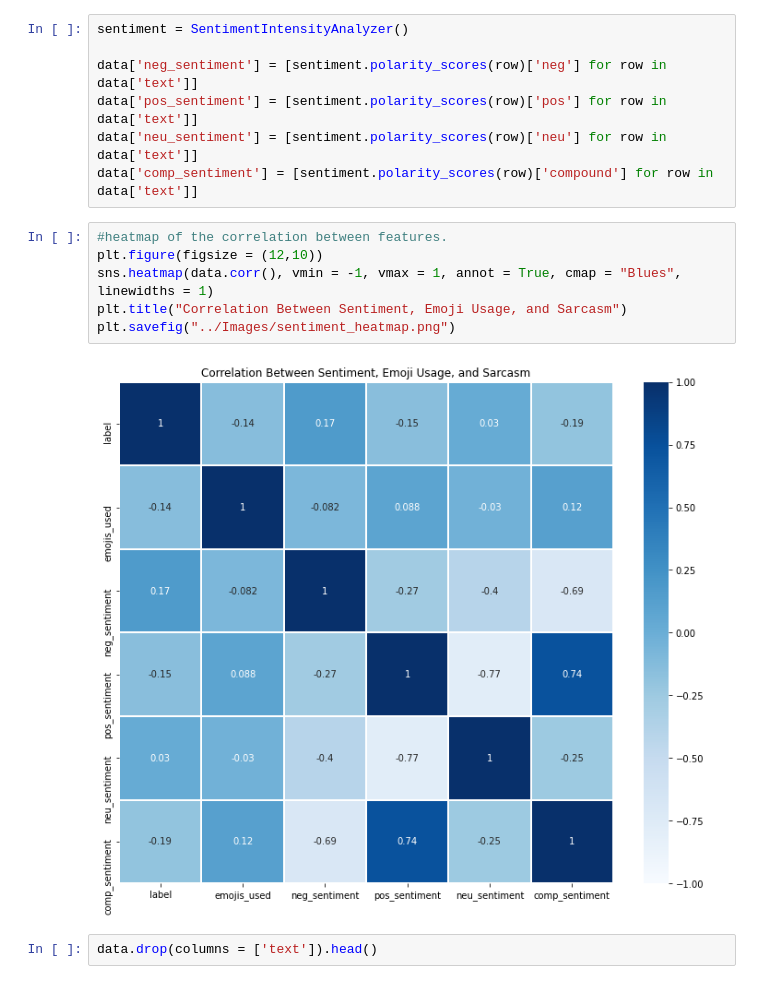
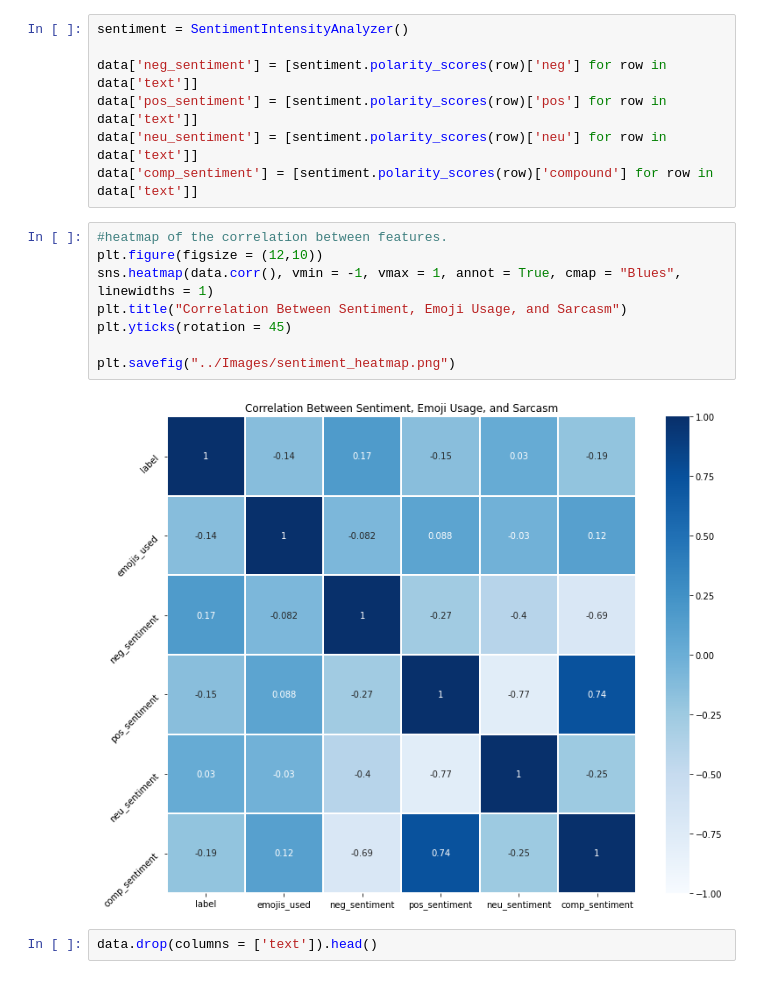
Before and after one commit to krking1512/Capstone, a Jupyter notebook: Code/Cleaning_and_EDA.ipynb, the cells around one changed output. Cells and saved outputs as stored; diff of their text form.

```diff
--- a/Code/Cleaning_and_EDA.ipynb
+++ b/Code/Cleaning_and_EDA.ipynb
@@ -175,11 +175,13 @@ data['comp_sentiment'] = [sentiment.polarity_scores(row)['compound'] for row in
 # %%
 #heatmap of the correlation between features.
 plt.figure(figsize = (12,10))
 sns.heatmap(data.corr(), vmin = -1, vmax = 1, annot = True, cmap = "Blues", linewidths = 1)
 plt.title("Correlation Between Sentiment, Emoji Usage, and Sarcasm")
+plt.yticks(rotation = 45)
+
 plt.savefig("../Images/sentiment_heatmap.png")
 # %% [output]
-[figure, old version]
+[figure, new version]
 # %%
 data.drop(columns = ['text']).head()
 # %% [output]
```
Also changed, not shown: 1 other file.
